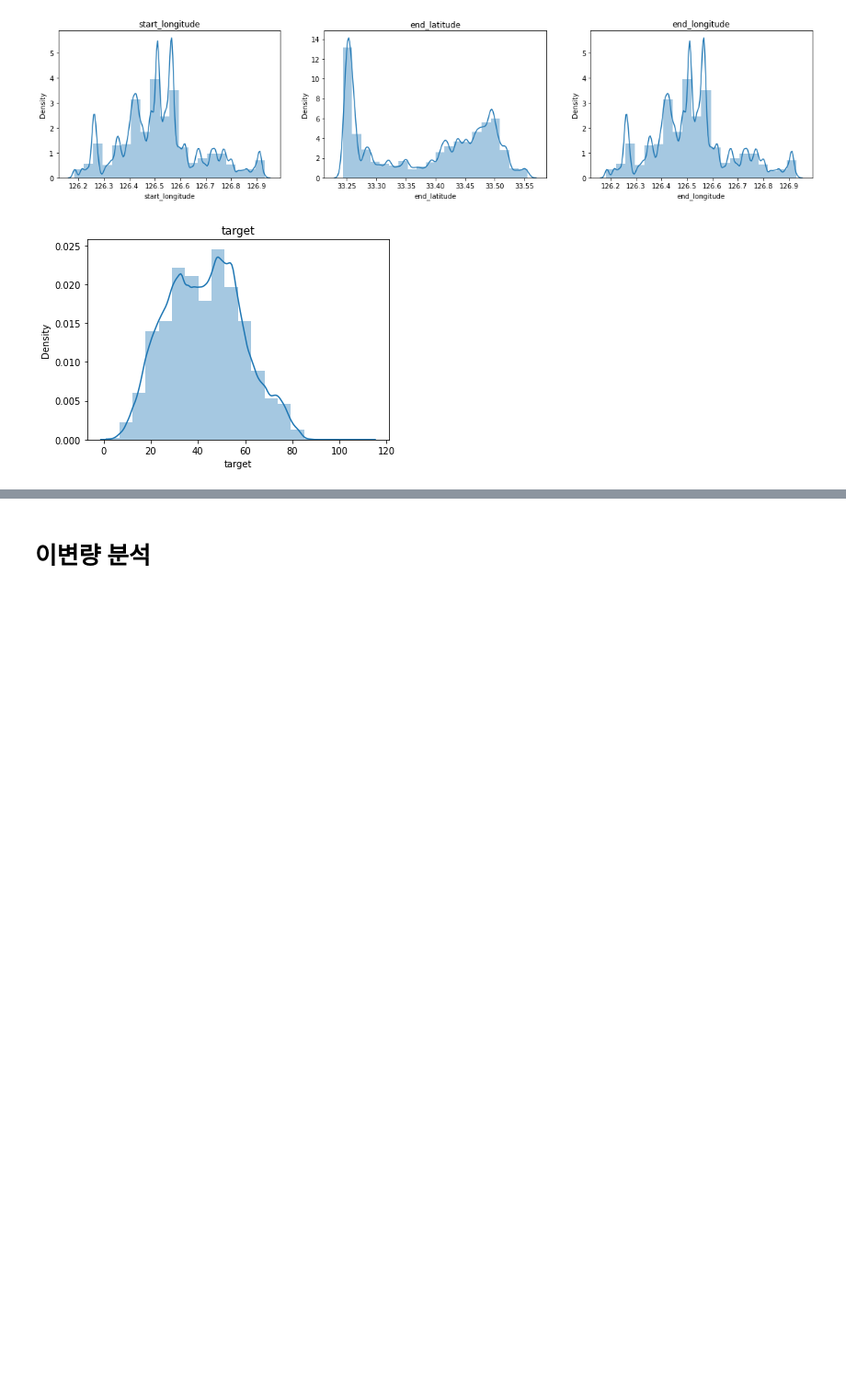
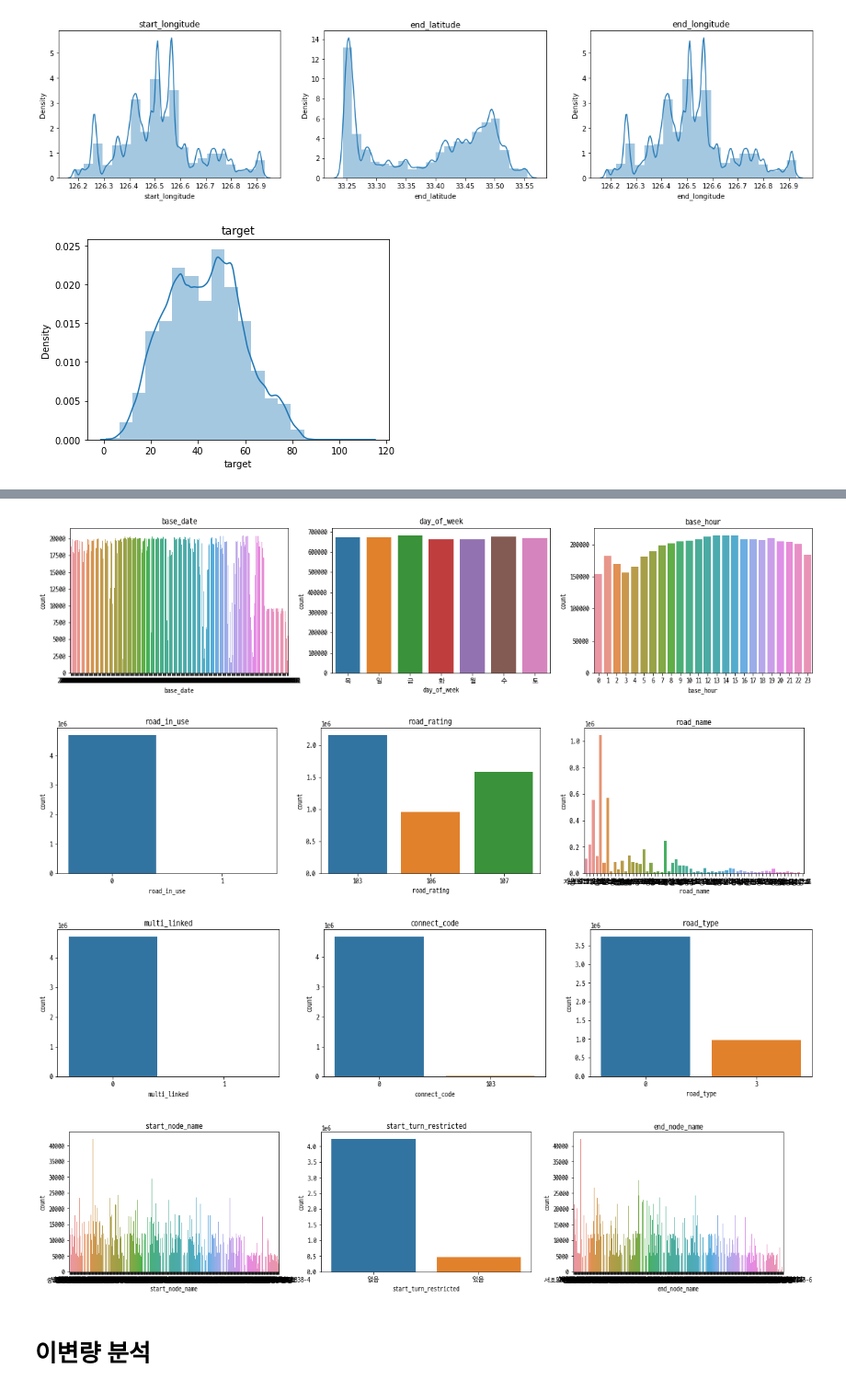
Before and after one commit to hsk980911/Jeju-Island-road-traffic-prediction, a Jupyter notebook: data_analysis.ipynb, the cells around one changed output, grey strips where cells are left out. Shown at 92% size. Cells and saved outputs as stored; diff of their text form; code cells hidden in the pictures; blank space fills up the shorter version.

```diff
--- a/data_analysis.ipynb
+++ b/data_analysis.ipynb
@@ -11,3 +13,6 @@ warnings.filterwarnings(action='ignore')
+# %%
+plt.rcParams['font.family'] = 'D2Coding'
+plt.rcParams['axes.unicode_minus'] = False
 # %% [markdown]
 # 데이터 불러오기
 # %%
@@ -58,8 +63,9 @@ numerical = ['lane_count',  'maximum_speed_limit', 'vehicle_restricted',
        'weight_restricted', 'height_restricted', 'start_latitude', 'start_longitude',
         'end_latitude', 'end_longitude', 'target']
 
-categorical = ['id', 'base_date', 'day_of_week', 'base_hour', 'road_in_use',
+categorical = ['base_date', 'day_of_week', 'base_hour', 'road_in_use',
                'road_rating', 'road_name', 'multi_linked', 'connect_code',
                'road_type', 'start_node_name','start_turn_restricted',
                'end_node_name',]
+# id는 제외
 # %% [markdown]
@@ -109,3 +156,27 @@ plt.show()
+# %%
+def vis_cat(data, col1, col2, col3):
+    plt.figure(figsize=(20, 4))
+    plt.subplot(1, 3, 1)
+    plt.title(col1)
+    sns.countplot(data[col1])
+
+    plt.subplot(1, 3, 2)
+    plt.title(col2)
+    sns.countplot(data[col2])
+
+    plt.subplot(1, 3, 3)
+    plt.title(col3)
+    sns.countplot(data[col3])
+
+    plt.show()
+# %%
+for i in range(0,len(categorical)-1, 3):
+    vis_cat(train_df, categorical[i], categorical[i+1], categorical[i+2])
+# %% [output]
+[figure, added]
+[figure, added]
+[figure, added]
+[figure, added]
 # %% [markdown]
 # 이변량 분석
 # %%
```
Also changed, not shown: parts of 6 cells of this notebook.
